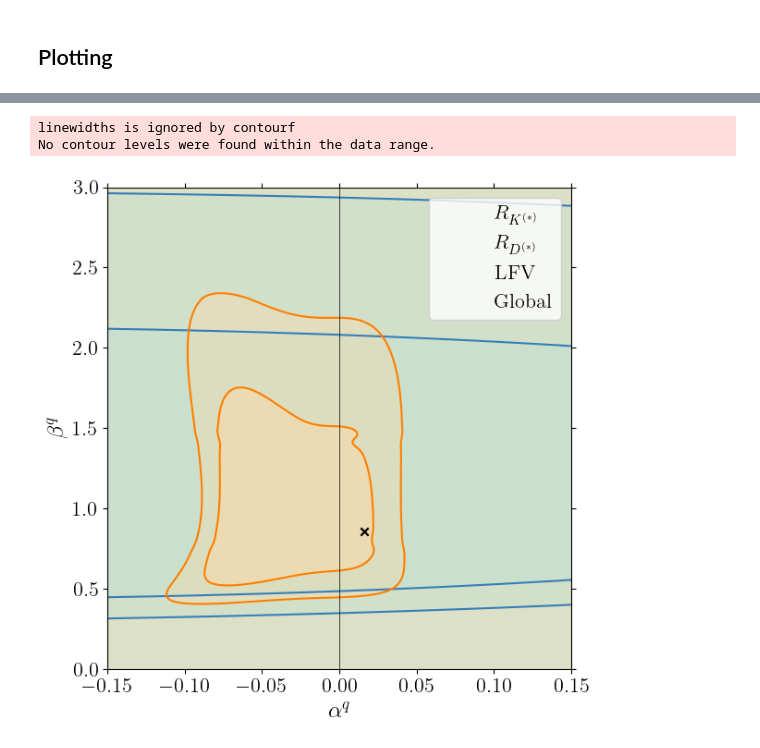
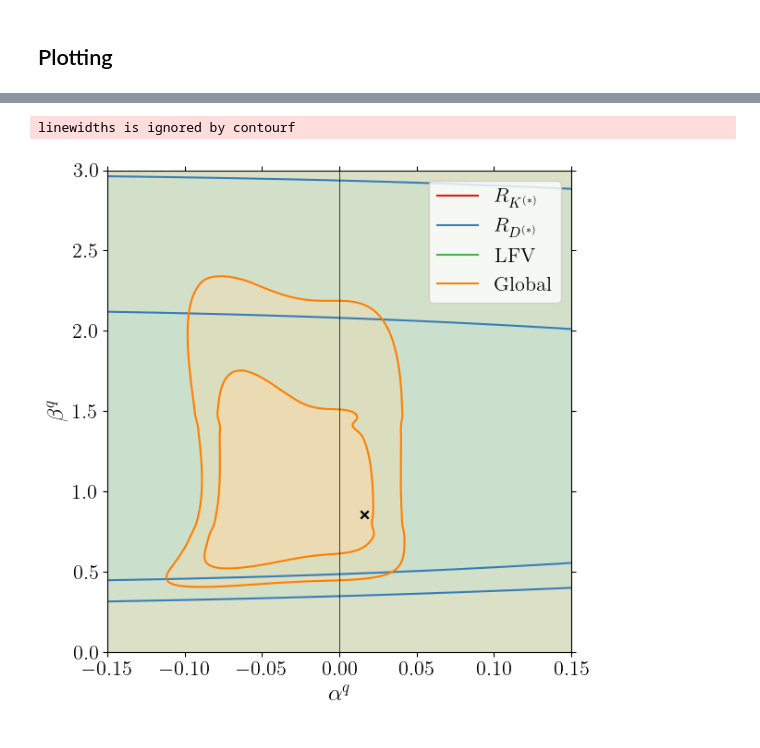
Before and after one commit to Jorge-Alda/SMEFT19-notebooks, a Jupyter notebook: PaperML/02_plotfits.ipynb, the cells around one changed output, grey strips where cells are left out. Saved outputs shown, nothing was run; the diff lists cells and outputs as text; code cells hidden in the pictures.

```diff
--- a/PaperML/02_plotfits.ipynb
+++ b/PaperML/02_plotfits.ipynb
@@ -49,8 +218,7 @@ No contour levels were found within the data range.
 # %%
-likelihood_plot(read_meshgrid('aq', 'bq'),
+likelihood_plot2(read_meshgrid('aq', 'bq'),
                 -0.15, 0.15, 0, 3., [r'$\alpha^q$', r'$\beta^q$'], locleg='upper right', ticks=(0.05, 0.5),
                 colors=[0,1,2,4], bf=[bf1[3], bf1[4]], widths=[1.5,]*5, fout='../data/plots/alphabeta_q')
 # %% [output]
 linewidths is ignored by contourf
-No contour levels were found within the data range.
-[figure, old version]
+[figure, new version]
```
Also changed, not shown: parts of 2 cells of this notebook, 4 other files.
